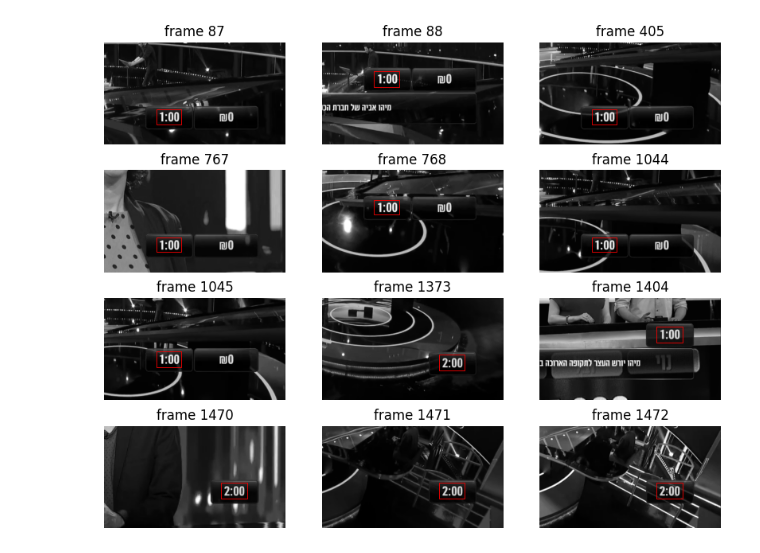
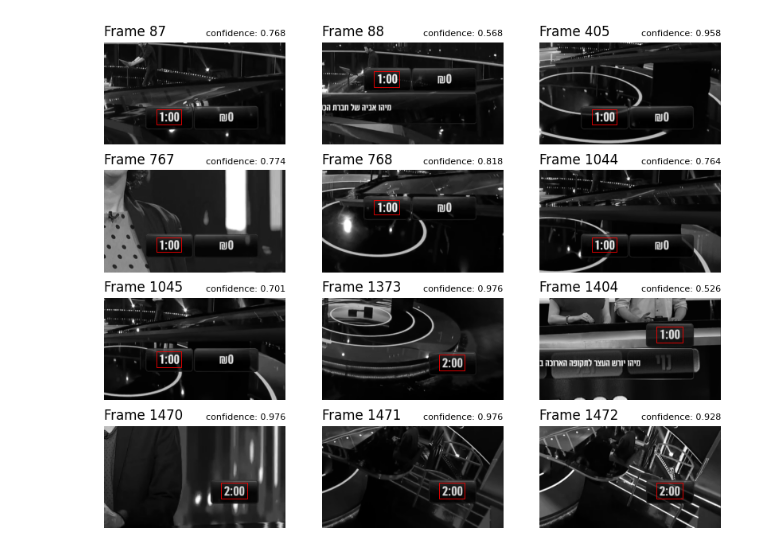
Before and after one commit to TzviGreenfeld/cut-to-the-chase, a Jupyter notebook: conceptNotevook.ipynb, the cells around one changed output. Saved outputs shown, nothing was run; the diff lists cells and outputs as text; code cells hidden in the pictures.

Commit message:
plot

```diff
--- a/conceptNotevook.ipynb
+++ b/conceptNotevook.ipynb
@@ -48,21 +48,21 @@ for f in good_frames:
 # %%
 fig, axs = plt.subplots(4, 3, figsize=(10,8))
 # fig.tight_layout()
 axs = axs.flatten()
 for i, frame in enumerate(good_frames):
     x1, y1 = frame[1][0]
     x2, y2 = frame[1][2]
     w, h = x2 - x1, y2 - y1
     if i >= 12:
         break
     axs[i].axis('off')
-    axs[i].set_title(f"frame {frame[0]}")
-    axs[i].set_xlabel("{:.3}".format(frame[3]), fontsize=4)
+    axs[i].set_title(f"Frame {frame[0]}", loc="left")
+    axs[i].set_title("confidence: {:.3}".format(frame[3]), fontsize=8, loc="right")
     rect = patches.Rectangle((x1 - 5, y1 - 5), w + 5, h + 5, linewidth=0.6, edgecolor='r', facecolor='none')
     axs[i].add_patch(rect)
     axs[i].imshow(frames[frame[0]], cmap="gray")
 # %% [output]
-[figure, old version]
+[figure, new version]
 # %%
 detector = FrameDetector(frames)
 detector.detect()
```
